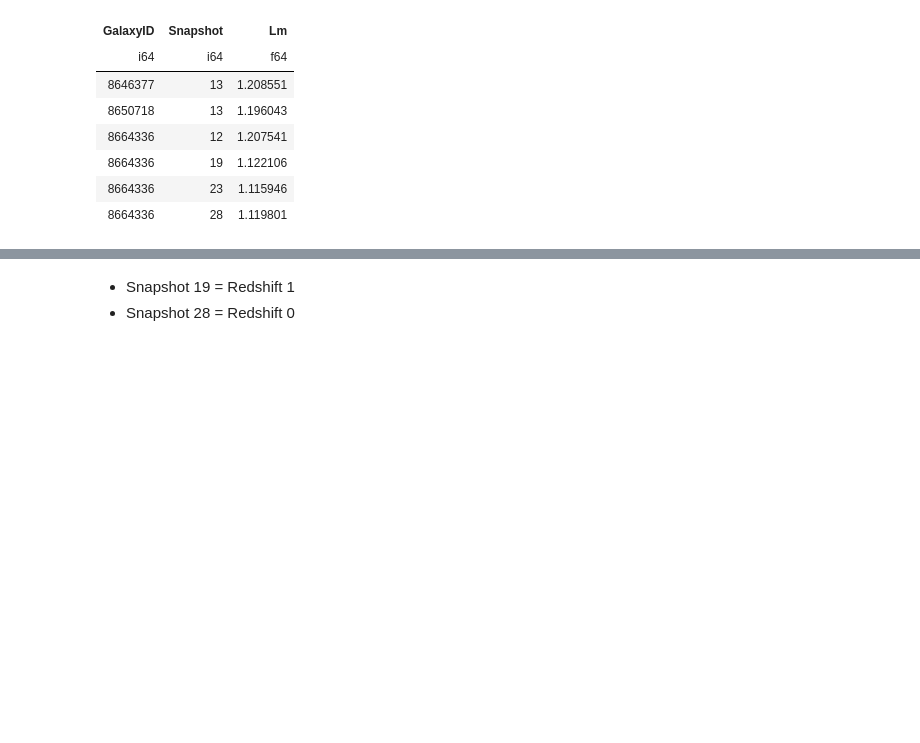
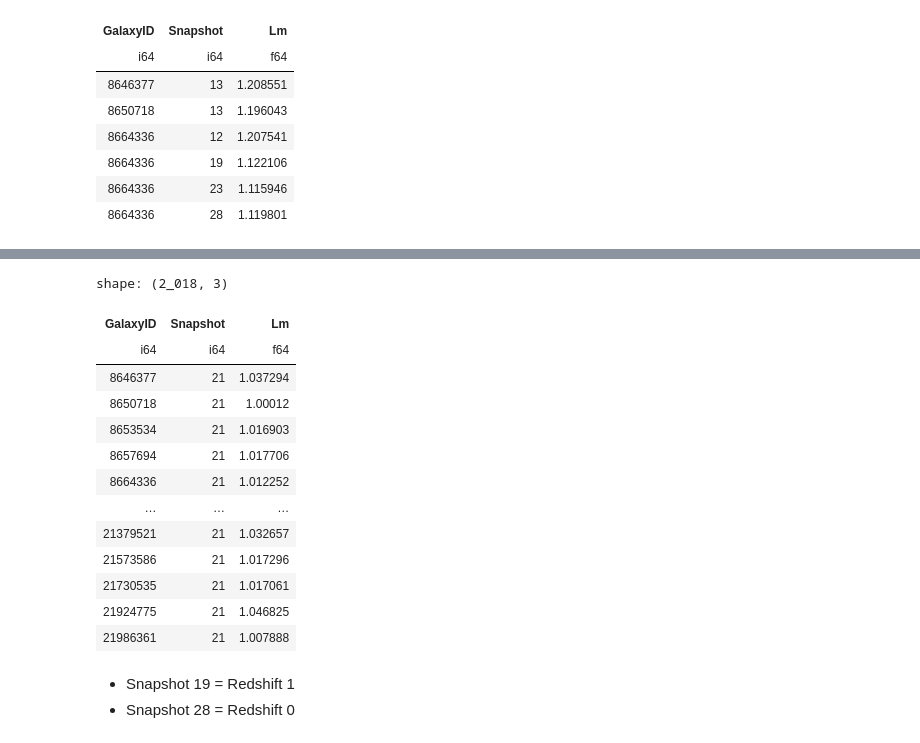
Before and after one commit to SantamariaR/Taller-Tesis-1, a Jupyter notebook: Historial_evolutivo.ipynb, the cells around one changed output, grey strips where cells are left out. Drawn from its saved outputs; the diff is of its cells as text; code cells hidden in the pictures; blank space fills up the shorter version.

Commit message:
Construido Historial de Fusiones

```diff
--- a/Historial_evolutivo.ipynb
+++ b/Historial_evolutivo.ipynb
@@ -315,3 +300,22 @@ DATA_merge.to_csv(path_or_buf= path_lin+'/Merger_history_altas_masas_mayores_a_1
+# %%
+# Chusmeo la cantidad de fusiones que hay por snapshot, Lm>1.1 y Lm<2.0
+mask = (pl.col('Snapshot')==21) & (pl.col('Lm')<1.1) & (pl.col('Lm')<2.1)
+DATA_merge.filter(mask)
+# %% [output]
+shape: (2_018, 3)
+| GalaxyID | Snapshot | Lm |
+| i64 | i64 | f64 |
+| 8646377 | 21 | 1.037294 |
+| 8650718 | 21 | 1.00012 |
+| 8653534 | 21 | 1.016903 |
+| 8657694 | 21 | 1.017706 |
+| 8664336 | 21 | 1.012252 |
+| … | … | … |
+| 21379521 | 21 | 1.032657 |
+| 21573586 | 21 | 1.017296 |
+| 21730535 | 21 | 1.017061 |
+| 21924775 | 21 | 1.046825 |
+| 21986361 | 21 | 1.007888 |
 # %%
 table_a.to_csv(path_or_buf= path_lin+'/bin_proyecto_altas_masas_mayores_a_10_NoAGNL0050N0752_snap_28.dat',index=False)
 # %% [markdown]
```
Also changed, not shown: parts of 7 cells of this notebook, 1 other file.
